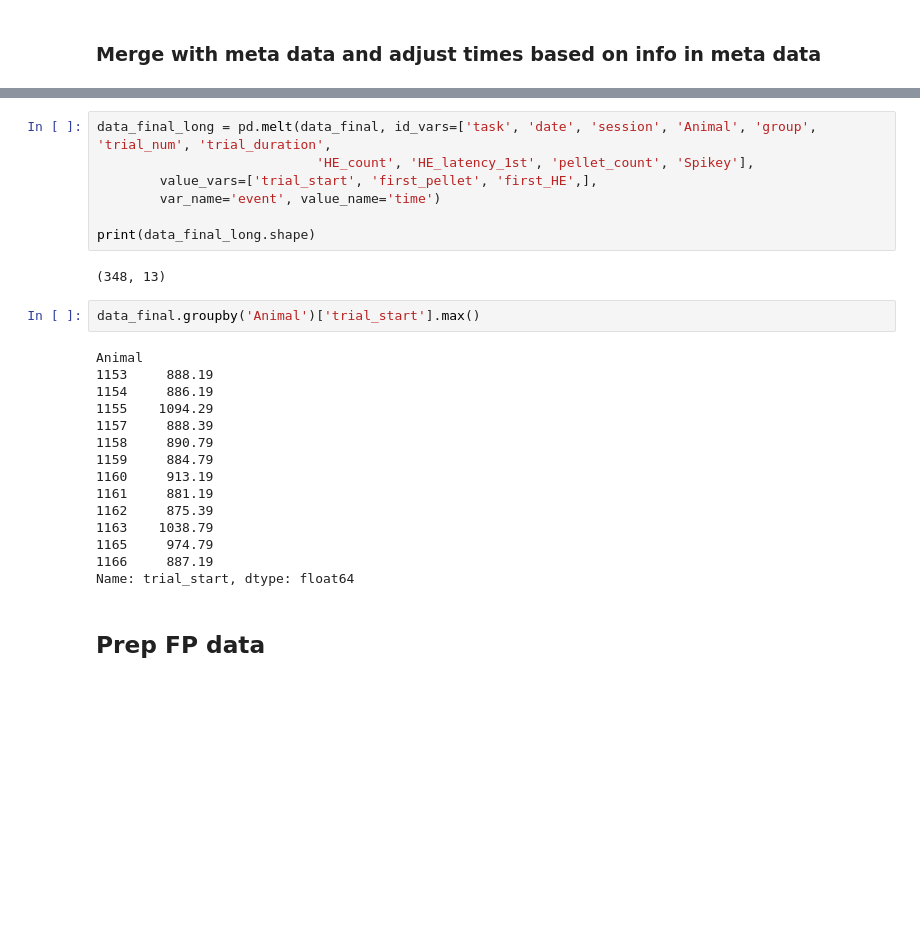
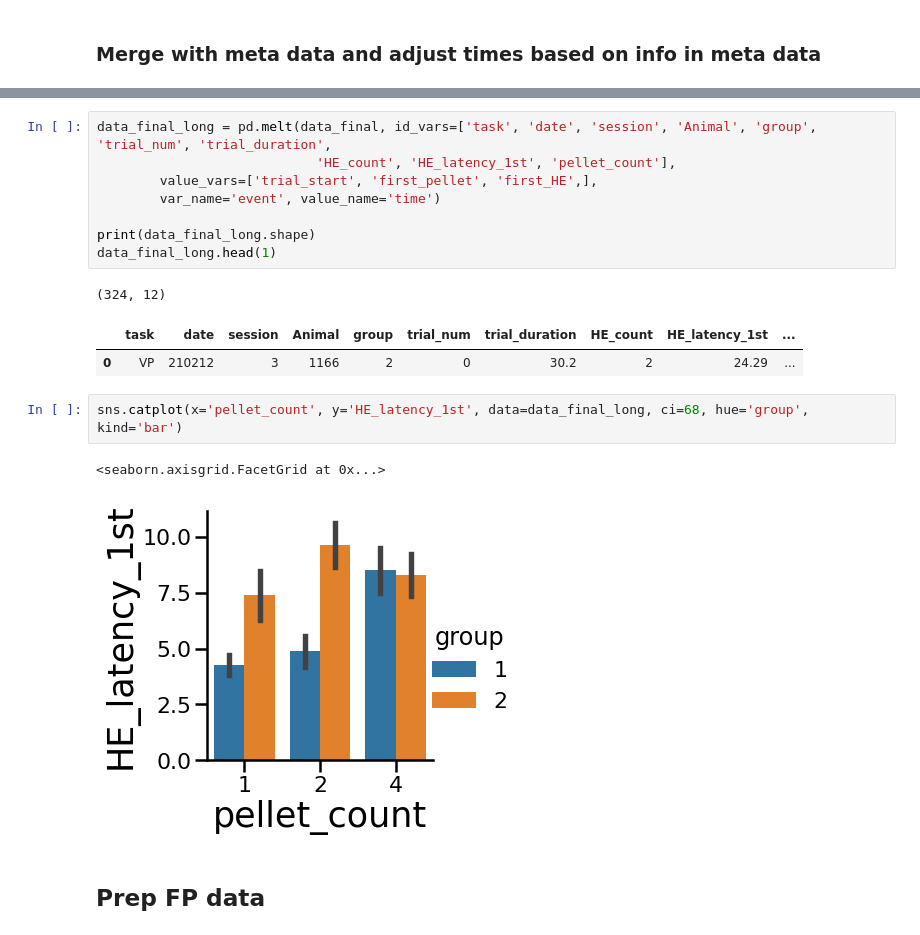
Before and after one commit to grace3999/wireless_fiber_photometry, a Jupyter notebook: FP_VP.ipynb, the cells around one changed output, grey strips where cells are left out. Drawn from its saved outputs; the diff is of its cells as text; blank space fills up the shorter version.

```diff
--- a/FP_VP.ipynb
+++ b/FP_VP.ipynb
@@ -305,29 +308,20 @@ data_final.head()
 # %%
 data_final_long = pd.melt(data_final, id_vars=['task', 'date', 'session', 'Animal', 'group', 'trial_num', 'trial_duration',
-                            'HE_count', 'HE_latency_1st', 'pellet_count', 'Spikey'],
+                            'HE_count', 'HE_latency_1st', 'pellet_count'],
         value_vars=['trial_start', 'first_pellet', 'first_HE',],
         var_name='event', value_name='time')
 
 print(data_final_long.shape)
+data_final_long.head(1)
 # %% [output]
-(348, 13)
+(324, 12)
+|  | task | date | session | Animal | group | trial_num | trial_duration | HE_count | HE_latency_1st | ... |
+| 0 | VP | 210212 | 3 | 1166 | 2 | 0 | 30.2 | 2 | 24.29 | ... |
-# %%
-data_final.groupby('Animal')['trial_start'].max()
-# %% [output]
-Animal
-1153     888.19
-1154     886.19
-1155    1094.29
-1157     888.39
-1158     890.79
-1159     884.79
-1160     913.19
-1161     881.19
-1162     875.39
-1163    1038.79
-1165     974.79
-1166     887.19
-Name: trial_start, dtype: float64
+# %%
+sns.catplot(x='pellet_count', y='HE_latency_1st', data=data_final_long, ci=68, hue='group', kind='bar')
+# %% [output]
+<seaborn.axisgrid.FacetGrid at 0x...>
+[figure, added]
 # %% [markdown]
 ## Prep FP data
 # %% [markdown]
```
Also changed, not shown: parts of 16 cells of this notebook, 2 other files.
